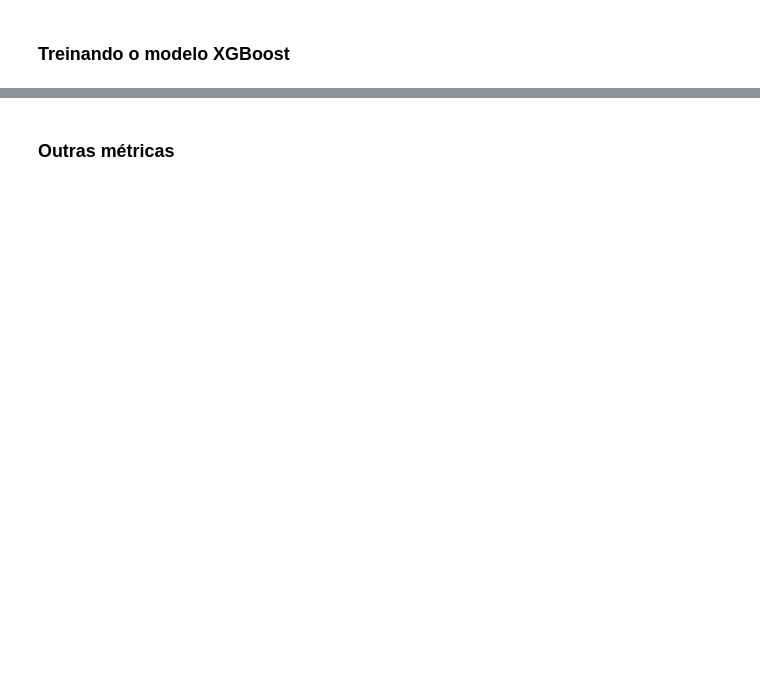
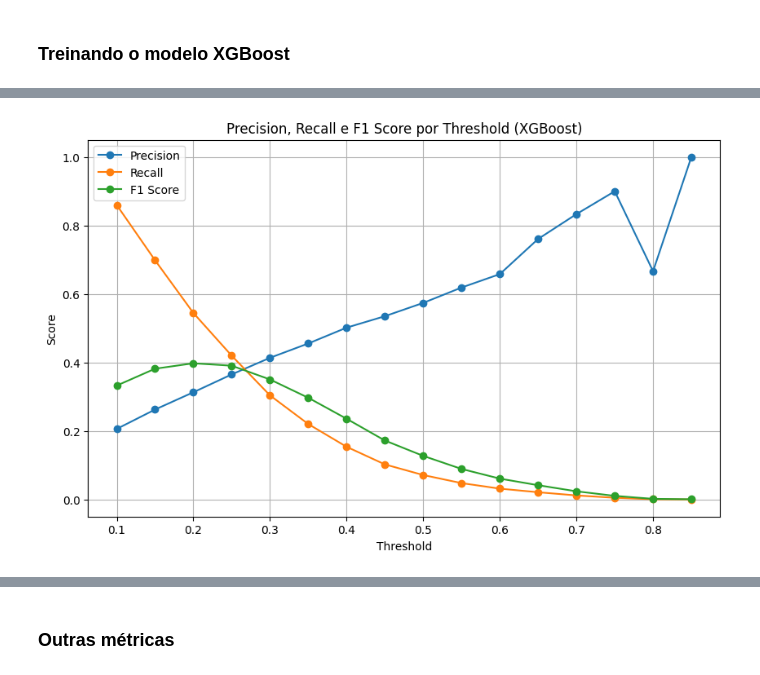
Before and after one commit to josieleferreira/credito_fintech, a Jupyter notebook: notebooks/Modelo_final.ipynb, the cells around one changed output, grey strips where cells are left out. Saved outputs shown, nothing was run; the diff lists cells and outputs as text; code cells hidden in the pictures; blank space fills up the shorter version.

```diff
--- a/notebooks/Modelo_final.ipynb
+++ b/notebooks/Modelo_final.ipynb
@@ -150,0 +359,27 @@ plt.show()
+# %%
+# Previsões
+y_pred_xgb = model.predict(X_test)
+y_proba_xgb = model.predict_proba(X_test)[:, 1]
+# %%
+# Precision, Recall e F1 por Threshold (XGBoost)
+thresholds = np.arange(0.1, 0.9, 0.05)
+precisions_xgb, recalls_xgb, f1s_xgb = [], [], []
+
+for thr in thresholds:
+    y_pred_thr = (y_proba_xgb >= thr).astype(int)  # corrigido
+    precisions_xgb.append(precision_score(y_test, y_pred_thr))
+    recalls_xgb.append(recall_score(y_test, y_pred_thr))
+    f1s_xgb.append(f1_score(y_test, y_pred_thr))
+
+plt.figure(figsize=(10, 6))
+plt.plot(thresholds, precisions_xgb, label='Precision', marker='o')
+plt.plot(thresholds, recalls_xgb, label='Recall', marker='o')
+plt.plot(thresholds, f1s_xgb, label='F1 Score', marker='o')
+plt.xlabel('Threshold')
+plt.ylabel('Score')
+plt.title('Precision, Recall e F1 Score por Threshold (XGBoost)')
+plt.legend()
+plt.grid(True)
+plt.show()
+# %% [output]
+[figure, added]
```
Also changed, not shown: parts of 41 cells of this notebook, 13 other files.
